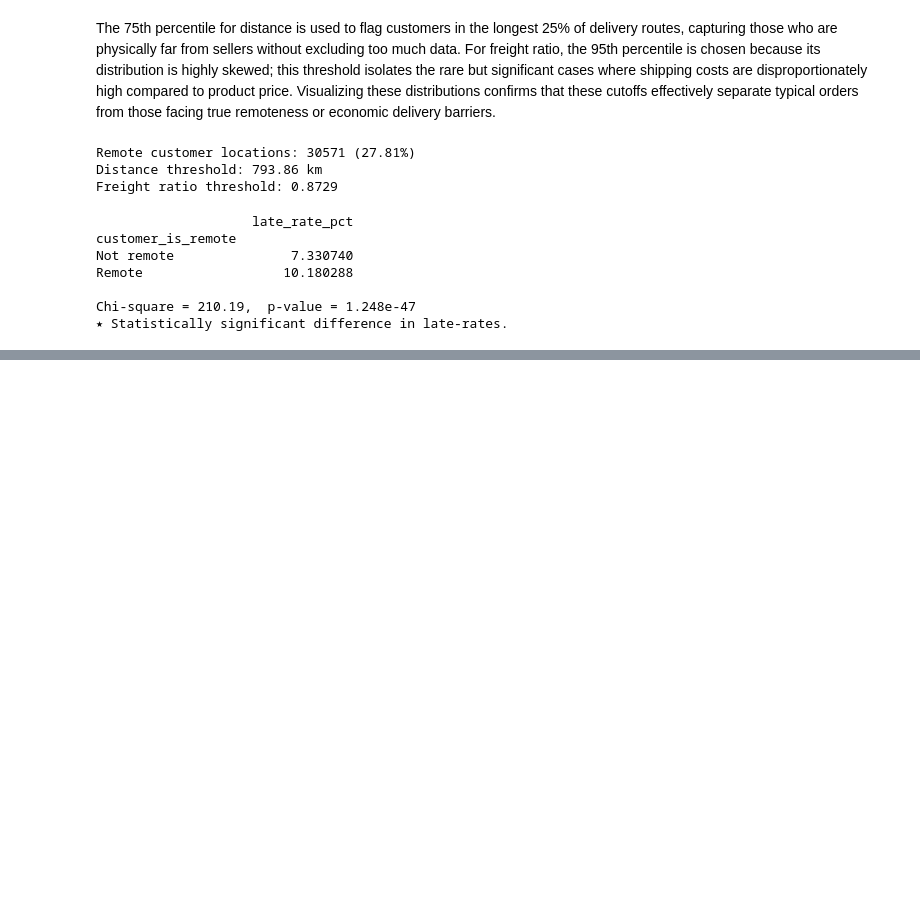
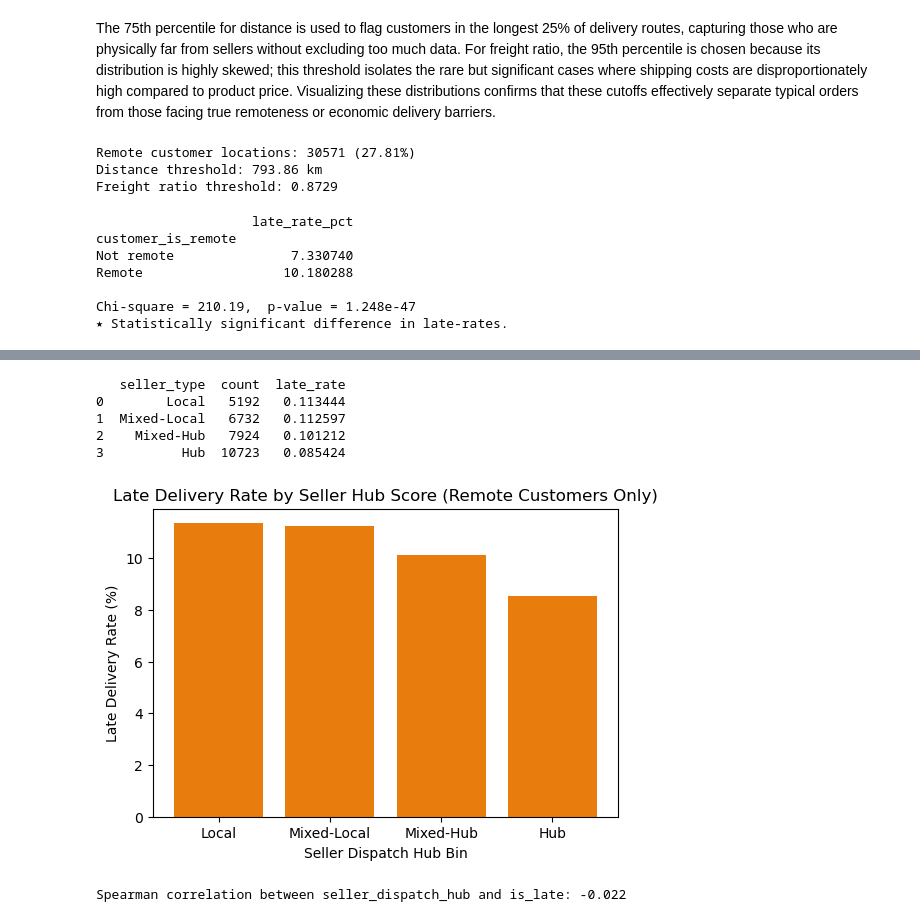
Before and after one commit to RioPramana21/Final-Project-Olist, a Jupyter notebook: preparation_notebooks/Merged ML Feature Engineering.ipynb, the cells around one changed output, grey strips where cells are left out. Drawn from its saved outputs; the diff is of its cells as text; code cells hidden in the pictures; blank space fills up the shorter version.

```diff
--- a/preparation_notebooks/Merged ML Feature Engineering.ipynb
+++ b/preparation_notebooks/Merged ML Feature Engineering.ipynb
@@ -783,0 +851,41 @@ X = df[feature_cols]
+# %%
+# Filter to only remote customer orders
+remote_orders = master_olist_ml_df[master_olist_ml_df['customer_is_remote'] == 1]
+
+# Group by hub bin, calculate late rate
+remote_late_by_bin = (
+    remote_orders
+    .assign(seller_type=lambda df: pd.cut(
+        df['seller_dispatch_hub'],
+        bins=[0, 0.515, 0.601, 0.733, 1.01],
+        labels=['Local', 'Mixed-Local', 'Mixed-Hub', 'Hub'],
+    )).groupby('seller_type')['is_late']
+    .agg(['count', 'mean'])
+    .rename(columns={'mean': 'late_rate'})
+    .reset_index()
+)
+
+# Display results
+print(remote_late_by_bin)
+
+# Plot (optional)
+import matplotlib.pyplot as plt
+plt.figure(figsize=(6,4))
+plt.bar(remote_late_by_bin['seller_type'], remote_late_by_bin['late_rate']*100, color='#E87D0D')
+plt.ylabel('Late Delivery Rate (%)')
+plt.xlabel('Seller Dispatch Hub Bin')
+plt.title('Late Delivery Rate by Seller Hub Score (Remote Customers Only)')
+plt.show()
+# %% [output]
+   seller_type  count  late_rate
+0        Local   5192   0.113444
+1  Mixed-Local   6732   0.112597
+2    Mixed-Hub   7924   0.101212
+3          Hub  10723   0.085424
+[figure, added]
+# %%
+# (Spearman is best for monotonic but not strictly linear relationships)
+corr, _ = spearmanr(master_olist_ml_df['seller_dispatch_hub'], master_olist_ml_df['is_late'])
+print(f"Spearman correlation between seller_dispatch_hub and is_late: {corr:.3f}")
+# %% [output]
+Spearman correlation between seller_dispatch_hub and is_late: -0.022
```
Also changed, not shown: parts of 6 cells of this notebook.
